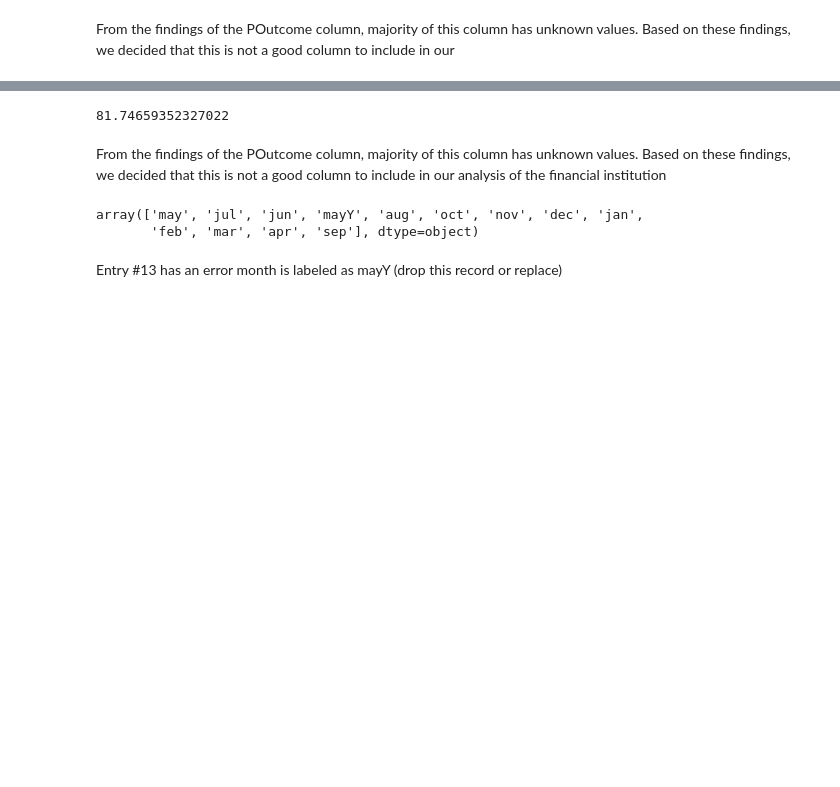
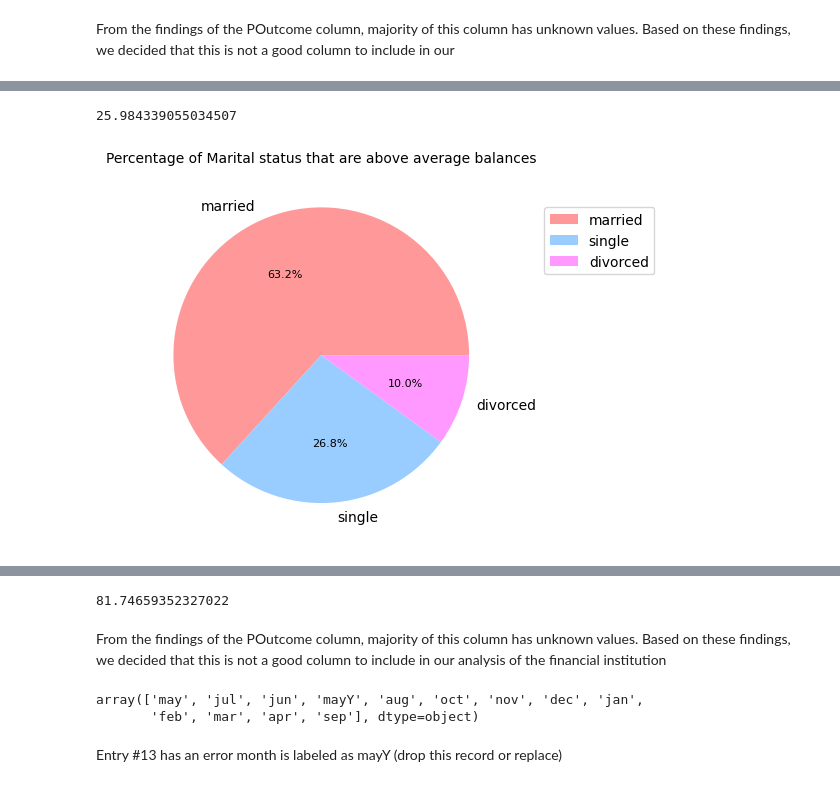
Before and after one commit to thaladikary/ml-assignment-1, a Jupyter notebook: Assignment1.ipynb, the cells around one changed output, grey strips where cells are left out. Saved outputs shown, nothing was run; the diff lists cells and outputs as text; code cells hidden in the pictures; blank space fills up the shorter version.

```diff
--- a/Assignment1.ipynb
+++ b/Assignment1.ipynb
@@ -51,0 +77,45 @@ Data Cleaning
+# %%
+#len(df[(df['Balance'] > 0)])
+
+
+average_balance = df['Balance'].mean()
+
+above_average_bal = len(df[df['Balance'] > average_balance]) #number of people that have above average balances
+#df.describe()
+divorced = df[df['Marital'] == 'divorced'] #all divorced users
+marital_titles = df['Marital'].value_counts().index.to_list()
+
+above_avg_bal_divorced = len(divorced[divorced['Balance'] > average_balance])
+
+marital_above_average_bal = []
+status_total = 0
+marital_percentage_above_average_bal = []
+
+
+for m in marital_titles:
+    status_total = df[df['Marital'] == m]
+    marital_above_average_bal.append(len(status_total[status_total['Balance'] > average_balance]))
+    #x.append({m:len(status_total[status_total['Balance'] > average_balance])})
+    #x.append(len(status_total[status_total['Balance'] > average_balance]) / len(df['Marital']))
+
+total_count = sum(marital_above_average_bal)
+for marital in marital_above_average_bal:
+    marital_percentage_above_average_bal.append(marital / total_count * 100)
+
+
+print(total_count / len(df) * 100)
+#print(average_balance)
+
+
+
+bar_colors = ['#FF9999', '#99CCFF', '#FF99FF']
+
+plt.pie(marital_percentage_above_average_bal,  colors=bar_colors, labels=marital_titles,autopct='%1.1f%%')
+
+plt.title('Percentage of Marital status that are above average balances')
+plt.legend(loc="lower right", bbox_to_anchor=(1.42,0.7))
+
+plt.show()
+# %% [output]
+25.984339055034507
+[figure, added]
```
Also changed, not shown: parts of 11 cells of this notebook.
